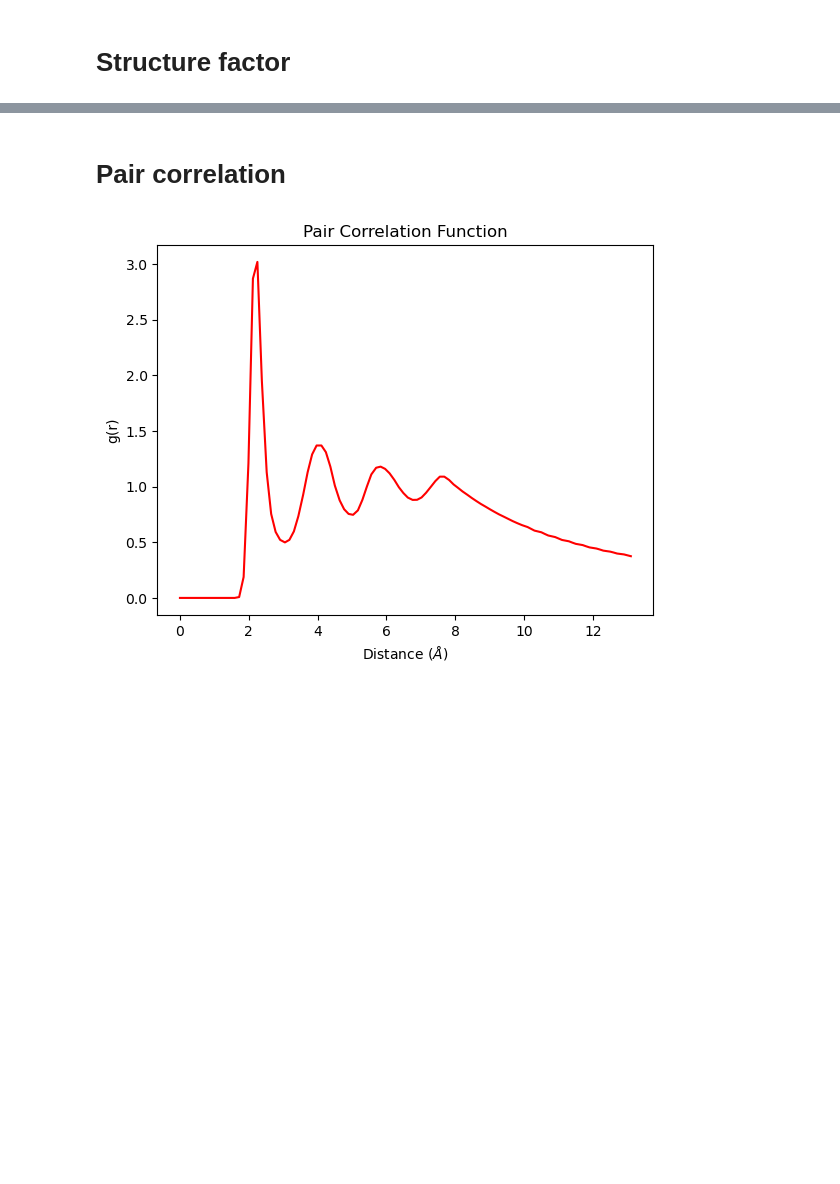
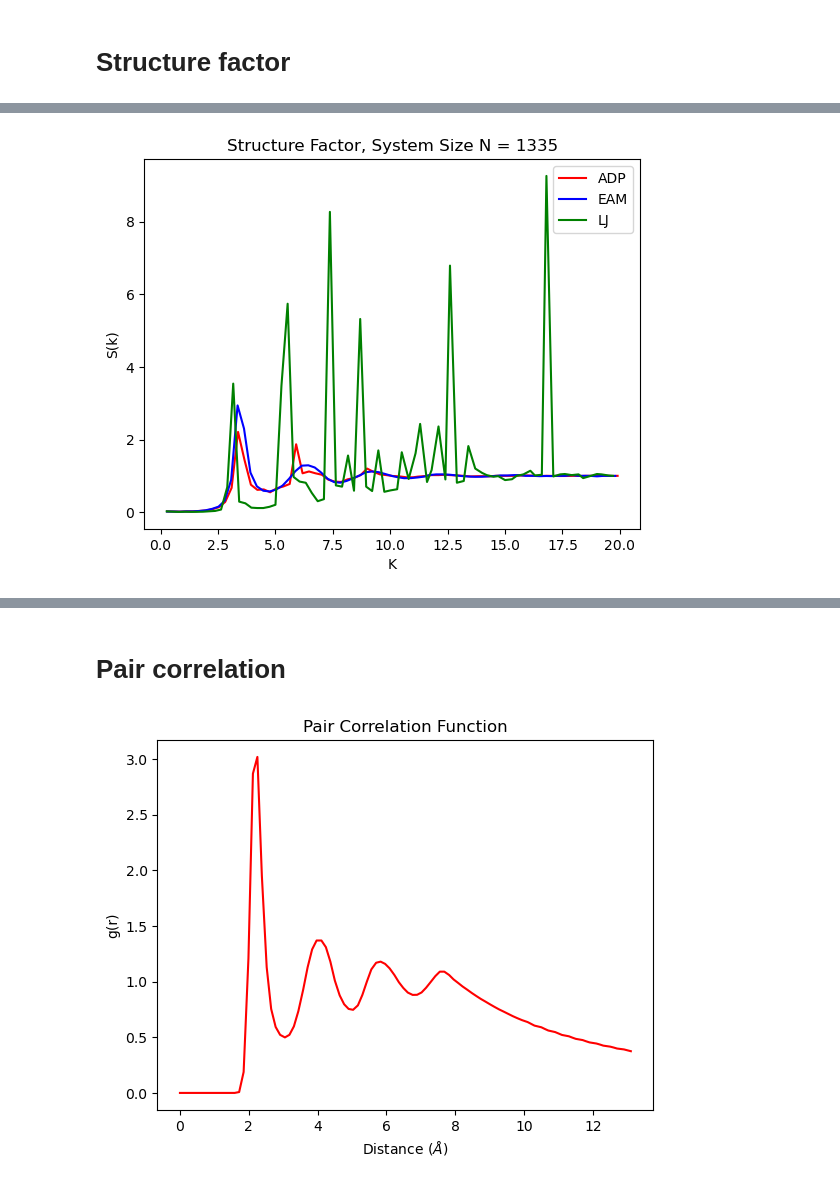
Before and after one commit to angelapak/MSE_485_Project, a Jupyter notebook: MSE_485_Visualization.ipynb, the cells around one changed output, grey strips where cells are left out. Cells and saved outputs as stored; diff of their text form; code cells hidden in the pictures; blank space fills up the shorter version.

```diff
--- a/MSE_485_Visualization.ipynb
+++ b/MSE_485_Visualization.ipynb
@@ -21,0 +64,13 @@ plt.show()
+# %%
+plt.plot(kpoints_adp_1335,s_adp_1335,c = 'red',label = 'ADP')
+plt.plot(kpoints_eam_1335,s_eam_1335,c = 'blue', label = 'EAM')
+plt.plot(kpoints_lj_1335,s_lj_1335,c = 'green', label = 'LJ')
+plt.xlabel('K')
+plt.ylabel('S(k)')
+plt.title('Structure Factor, System Size N = 1335')
+plt.legend()
+
+plt.savefig('Images/structurefactor_1335.png',dpi = 300)
+plt.show()
+# %% [output]
+[figure, added]
```
Also changed, not shown: parts of 19 cells of this notebook, 1 other file.
